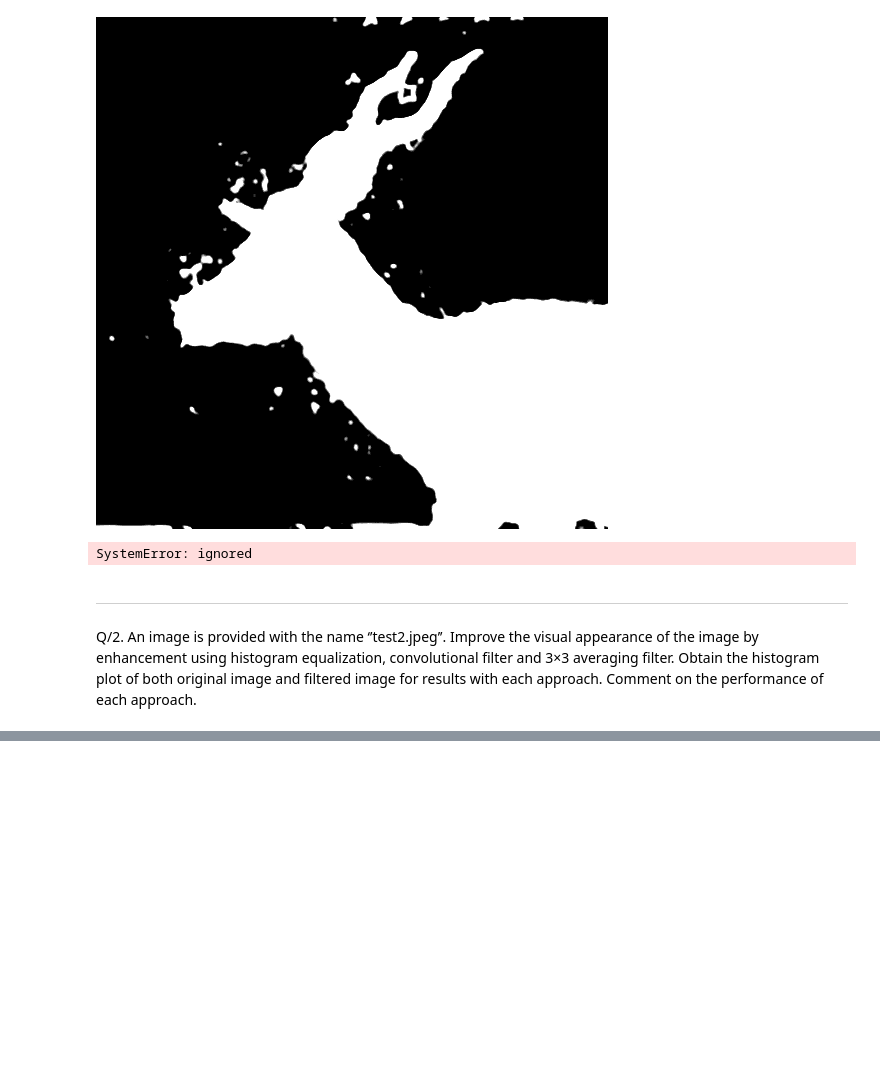
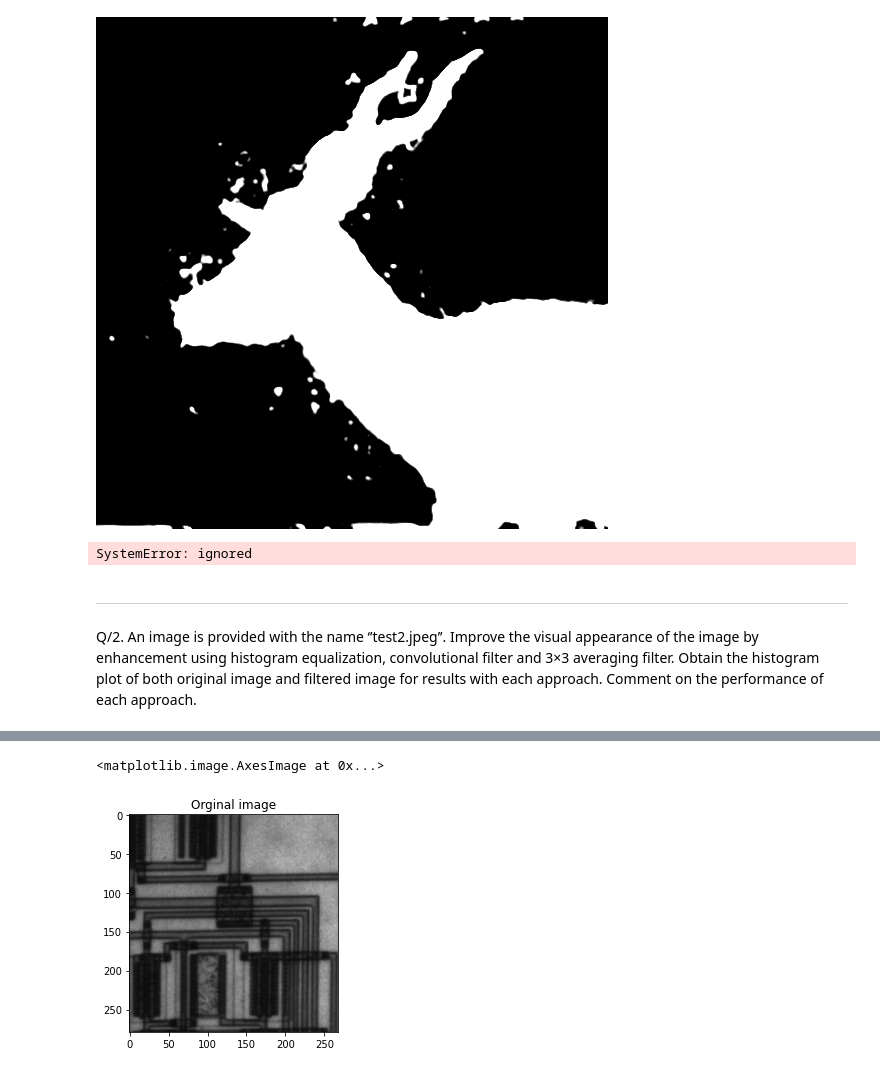
Before and after one commit to apoorwagupta/Digital_Image_Processing, a Jupyter notebook: Assignment1.ipynb, the cells around one changed output, grey strips where cells are left out. Saved outputs shown, nothing was run; the diff lists cells and outputs as text; code cells hidden in the pictures; blank space fills up the shorter version.

```diff
--- a/Assignment1.ipynb
+++ b/Assignment1.ipynb
@@ -112,0 +134,26 @@ def histeq(im,nbr_bins=256):
+# %%
+img = cv2.imread('/content/drive/MyDrive/DIPassign/test3.jpg')
+gray = cv2.cvtColor(img, cv2.COLOR_BGR2GRAY)
+img_gaussian = cv2.GaussianBlur(gray,(3,3),0)  #apply gausian blur  to remove noise
+
+#sobel
+img_sobelx = cv2.Sobel(img_gaussian,cv2.CV_8U,1,0,ksize=5)
+img_sobely = cv2.Sobel(img_gaussian,cv2.CV_8U,0,1,ksize=5)
+img_sobel = img_sobelx + img_sobely
+
+#Laplace
+img_laplacian = cv2.Laplacian(img_gaussian, cv2.CV_8U, ksize=5)
+#prewitt
+kernelx = np.array([[1,1,1],[0,0,0],[-1,-1,-1]])
+kernely = np.array([[-1,0,1],[-1,0,1],[-1,0,1]])
+img_prewittx = cv2.filter2D(img_gaussian, -1, kernelx)
+img_prewitty = cv2.filter2D(img_gaussian, -1, kernely)
+
+#canny
+img_canny = cv2.Canny(img_gaussian,100,200)
+
+plt.title("Orginal image")
+plt.imshow(img)
+# %% [output]
+<matplotlib.image.AxesImage at 0x...>
+[figure, added]
```
Also changed, not shown: parts of 21 cells of this notebook.
